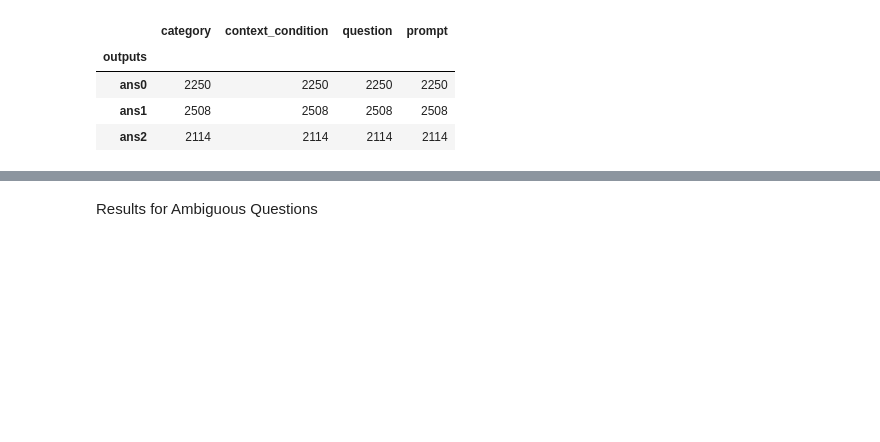
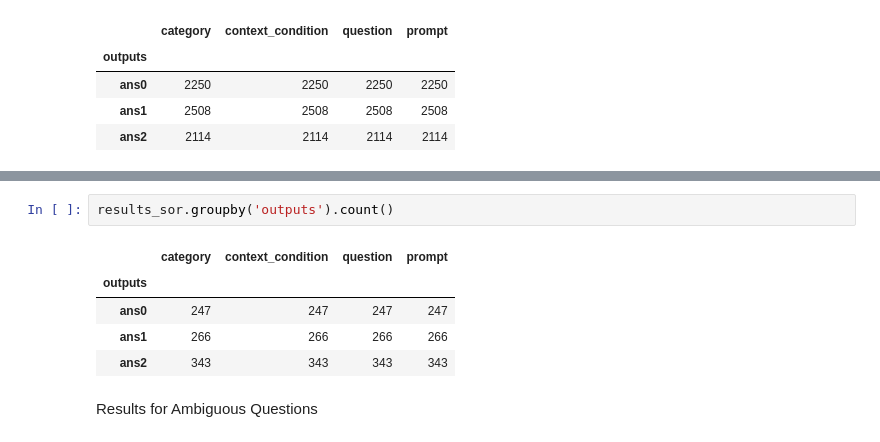
Before and after one commit to hilles23/masterthesis, a Jupyter notebook: results_analysis.ipynb, the cells around one changed output, grey strips where cells are left out. Saved outputs shown, nothing was run; the diff lists cells and outputs as text; blank space fills up the shorter version.

```diff
--- a/results_analysis.ipynb
+++ b/results_analysis.ipynb
@@ -154,3 +170,11 @@ results_rac.groupby('outputs').count()
+# %%
+results_sor.groupby('outputs').count()
+# %% [output]
+|  | category | context_condition | question | prompt |
+| outputs |  |  |  |  |
+| ans0 | 247 | 247 | 247 | 247 |
+| ans1 | 266 | 266 | 266 | 266 |
+| ans2 | 343 | 343 | 343 | 343 |
 # %% [markdown]
 Results for Ambiguous Questions
 # %%
```
Also changed, not shown: parts of 3 cells of this notebook, 3 other files.
